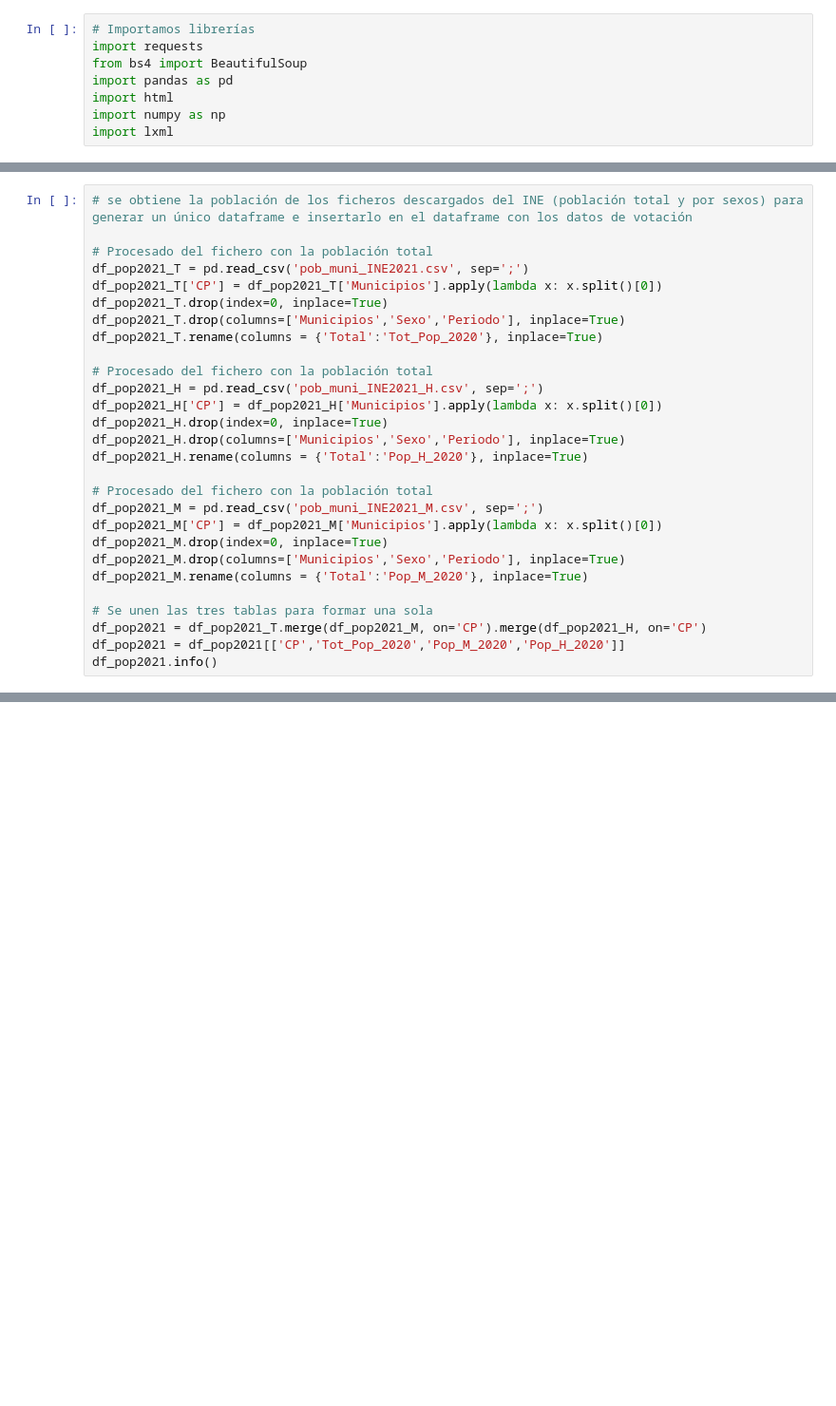
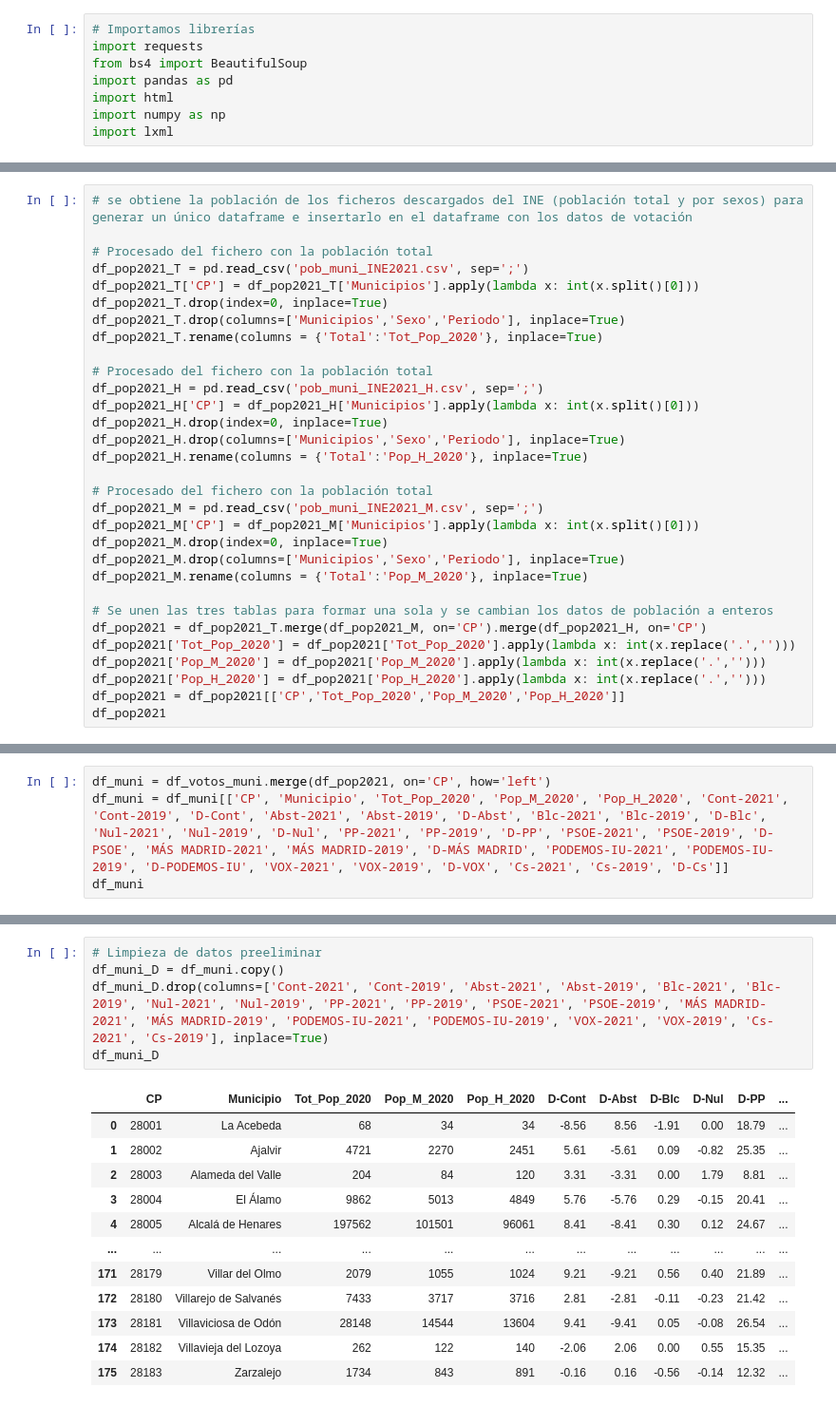
Before and after one commit to MikeBarkerSpain/TareasTheBridge, a Jupyter notebook: Entregables/09_Proyecto Análisis/Entregable/test_create_df.ipynb, the cells around one changed output, grey strips where cells are left out. Shown: that part at 95% size. Cells and saved outputs as stored; diff of their text form; blank space fills up the shorter version.

```diff
--- a/Entregables/09_Proyecto Análisis/Entregable/test_create_df.ipynb
+++ b/Entregables/09_Proyecto Análisis/Entregable/test_create_df.ipynb
@@ -202,27 +198,30 @@ memory usage: 44.1+ KB
 
 # Procesado del fichero con la población total
 df_pop2021_T = pd.read_csv('pob_muni_INE2021.csv', sep=';')
-df_pop2021_T['CP'] = df_pop2021_T['Municipios'].apply(lambda x: x.split()[0])
+df_pop2021_T['CP'] = df_pop2021_T['Municipios'].apply(lambda x: int(x.split()[0]))
 df_pop2021_T.drop(index=0, inplace=True)
 df_pop2021_T.drop(columns=['Municipios','Sexo','Periodo'], inplace=True)
 df_pop2021_T.rename(columns = {'Total':'Tot_Pop_2020'}, inplace=True)
 
 # Procesado del fichero con la población total
 df_pop2021_H = pd.read_csv('pob_muni_INE2021_H.csv', sep=';')
-df_pop2021_H['CP'] = df_pop2021_H['Municipios'].apply(lambda x: x.split()[0])
+df_pop2021_H['CP'] = df_pop2021_H['Municipios'].apply(lambda x: int(x.split()[0]))
 df_pop2021_H.drop(index=0, inplace=True)
 df_pop2021_H.drop(columns=['Municipios','Sexo','Periodo'], inplace=True)
 df_pop2021_H.rename(columns = {'Total':'Pop_H_2020'}, inplace=True)
 
 # Procesado del fichero con la población total
 df_pop2021_M = pd.read_csv('pob_muni_INE2021_M.csv', sep=';')
-df_pop2021_M['CP'] = df_pop2021_M['Municipios'].apply(lambda x: x.split()[0])
+df_pop2021_M['CP'] = df_pop2021_M['Municipios'].apply(lambda x: int(x.split()[0]))
 df_pop2021_M.drop(index=0, inplace=True)
 df_pop2021_M.drop(columns=['Municipios','Sexo','Periodo'], inplace=True)
 df_pop2021_M.rename(columns = {'Total':'Pop_M_2020'}, inplace=True)
 
-# Se unen las tres tablas para formar una sola
+# Se unen las tres tablas para formar una sola y se cambian los datos de población a enteros
 df_pop2021 = df_pop2021_T.merge(df_pop2021_M, on='CP').merge(df_pop2021_H, on='CP')
+df_pop2021['Tot_Pop_2020'] = df_pop2021['Tot_Pop_2020'].apply(lambda x: int(x.replace('.','')))
+df_pop2021['Pop_M_2020'] = df_pop2021['Pop_M_2020'].apply(lambda x: int(x.replace('.','')))
+df_pop2021['Pop_H_2020'] = df_pop2021['Pop_H_2020'].apply(lambda x: int(x.replace('.','')))
 df_pop2021 = df_pop2021[['CP','Tot_Pop_2020','Pop_M_2020','Pop_H_2020']]
-df_pop2021.info()
+df_pop2021
 # %% [output]
@@ -244,0 +241,4 @@ ValueError: You are trying to merge on int64 and object columns. If you wish to
+# %%
+df_muni = df_votos_muni.merge(df_pop2021, on='CP', how='left')
+df_muni = df_muni[['CP', 'Municipio', 'Tot_Pop_2020', 'Pop_M_2020', 'Pop_H_2020', 'Cont-2021', 'Cont-2019', 'D-Cont', 'Abst-2021', 'Abst-2019', 'D-Abst', 'Blc-2021', 'Blc-2019', 'D-Blc', 'Nul-2021', 'Nul-2019', 'D-Nul', 'PP-2021', 'PP-2019', 'D-PP', 'PSOE-2021', 'PSOE-2019', 'D-PSOE', 'MÁS MADRID-2021', 'MÁS MADRID-2019', 'D-MÁS MADRID', 'PODEMOS-IU-2021', 'PODEMOS-IU-2019', 'D-PODEMOS-IU', 'VOX-2021', 'VOX-2019', 'D-VOX', 'Cs-2021', 'Cs-2019', 'D-Cs']]
+df_muni
@@ -244,0 +259,18 @@ ValueError: You are trying to merge on int64 and object columns. If you wish to
+# %%
+# Limpieza de datos preeliminar
+df_muni_D = df_muni.copy()
+df_muni_D.drop(columns=['Cont-2021', 'Cont-2019', 'Abst-2021', 'Abst-2019', 'Blc-2021', 'Blc-2019', 'Nul-2021', 'Nul-2019', 'PP-2021', 'PP-2019', 'PSOE-2021', 'PSOE-2019', 'MÁS MADRID-2021', 'MÁS MADRID-2019', 'PODEMOS-IU-2021', 'PODEMOS-IU-2019', 'VOX-2021', 'VOX-2019', 'Cs-2021', 'Cs-2019'], inplace=True)
+df_muni_D
+# %% [output]
+|  | CP | Municipio | Tot_Pop_2020 | Pop_M_2020 | Pop_H_2020 | D-Cont | D-Abst | D-Blc | D-Nul | D-PP | ... |
+| 0 | 28001 | La Acebeda | 68 | 34 | 34 | -8.56 | 8.56 | -1.91 | 0.00 | 18.79 | ... |
+| 1 | 28002 | Ajalvir | 4721 | 2270 | 2451 | 5.61 | -5.61 | 0.09 | -0.82 | 25.35 | ... |
+| 2 | 28003 | Alameda del Valle | 204 | 84 | 120 | 3.31 | -3.31 | 0.00 | 1.79 | 8.81 | ... |
+| 3 | 28004 | El Álamo | 9862 | 5013 | 4849 | 5.76 | -5.76 | 0.29 | -0.15 | 20.41 | ... |
+| 4 | 28005 | Alcalá de Henares | 197562 | 101501 | 96061 | 8.41 | -8.41 | 0.30 | 0.12 | 24.67 | ... |
+| ... | ... | ... | ... | ... | ... | ... | ... | ... | ... | ... | ... |
+| 171 | 28179 | Villar del Olmo | 2079 | 1055 | 1024 | 9.21 | -9.21 | 0.56 | 0.40 | 21.89 | ... |
+| 172 | 28180 | Villarejo de Salvanés | 7433 | 3717 | 3716 | 2.81 | -2.81 | -0.11 | -0.23 | 21.42 | ... |
+| 173 | 28181 | Villaviciosa de Odón | 28148 | 14544 | 13604 | 9.41 | -9.41 | 0.05 | -0.08 | 26.54 | ... |
+| 174 | 28182 | Villavieja del Lozoya | 262 | 122 | 140 | -2.06 | 2.06 | 0.00 | 0.55 | 15.35 | ... |
+| 175 | 28183 | Zarzalejo | 1734 | 843 | 891 | -0.16 | 0.16 | -0.56 | -0.14 | 12.32 | ... |
```
Also changed, not shown: parts of 8 cells of this notebook, 11 other files.
